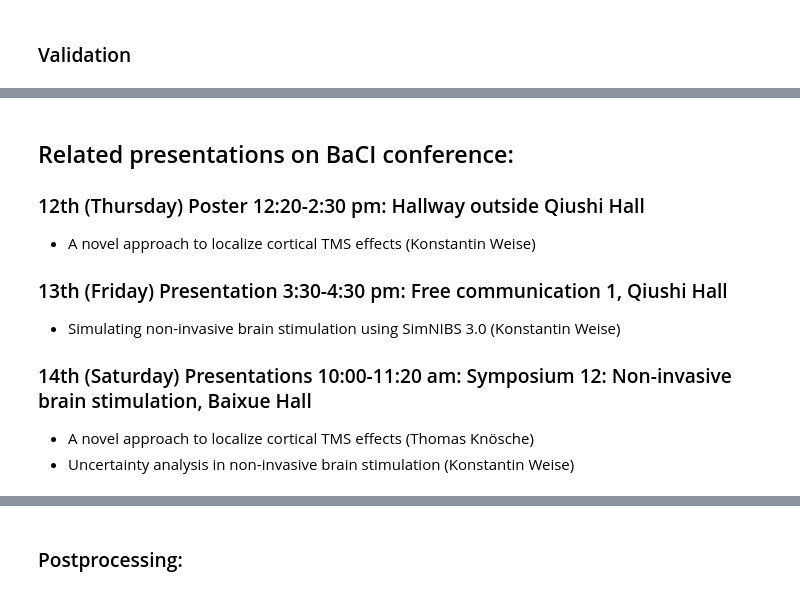
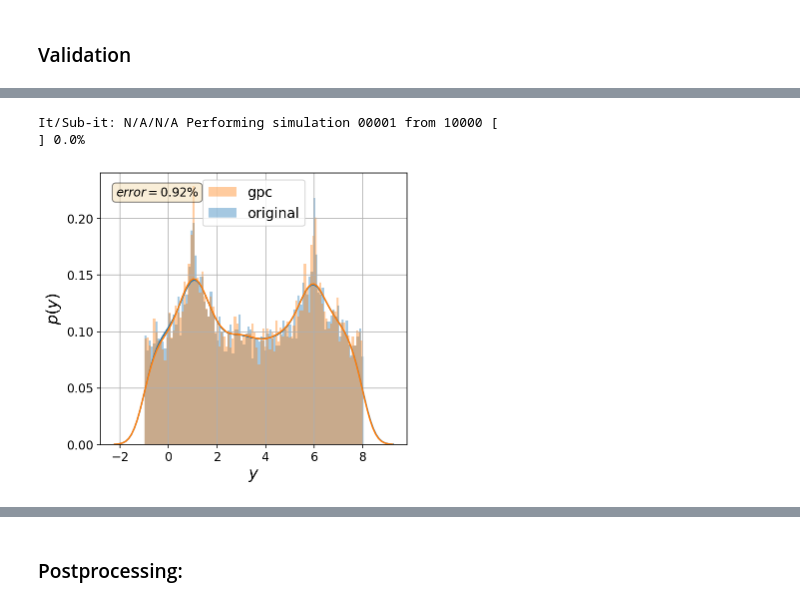
Before and after one commit to pygpc-polynomial-chaos/pygpc, a Jupyter notebook: tutorials/Tutorial_pygpc.ipynb, the cells around one changed output, grey strips where cells are left out. Saved outputs shown, nothing was run; the diff lists cells and outputs as text; code cells hidden in the pictures.

```diff
--- a/tutorials/Tutorial_pygpc.ipynb
+++ b/tutorials/Tutorial_pygpc.ipynb
@@ -1196,23 +1264,15 @@ pygpc.validate_gpc_plot(session=session,
 # %%
 # Validate gPC vs original model function (Monte Carlo)
 nrmsd = pygpc.validate_gpc_mc(session=session,
                               coeffs=coeffs,
                               n_samples=int(1e4),
                               output_idx=0,
                               n_cpu=session.n_cpu,
-                              fn_out=session.fn_results + '_mc')
+                              fn_out= session.fn_results,
+                              folder="gpc_vs_original_mc",)
+# %% [output]
+It/Sub-it: N/A/N/A Performing simulation 00001 from 10000 [                                        ] 0.0%
+[figure, added]
-# %% [markdown]
-## Related presentations on BaCI conference:
-
-### 12th (Thursday) Poster 12:20-2:30 pm: Hallway outside Qiushi Hall
-- A novel approach to localize cortical TMS effects (Konstantin Weise)
-
-### 13th (Friday) Presentation 3:30-4:30 pm: Free communication 1, Qiushi Hall
-- Simulating non-invasive brain stimulation using SimNIBS 3.0 (Konstantin Weise)
-
-### 14th (Saturday) Presentations 10:00-11:20 am: Symposium 12: Non-invasive brain stimulation, Baixue Hall
-- A novel approach to localize cortical TMS effects (Thomas Knösche)
-- Uncertainty analysis in non-invasive brain stimulation (Konstantin Weise)
 # %%
 import pygpc
 import numpy as np
```
Also changed, not shown: parts of 20 cells of this notebook, 15 other files.
